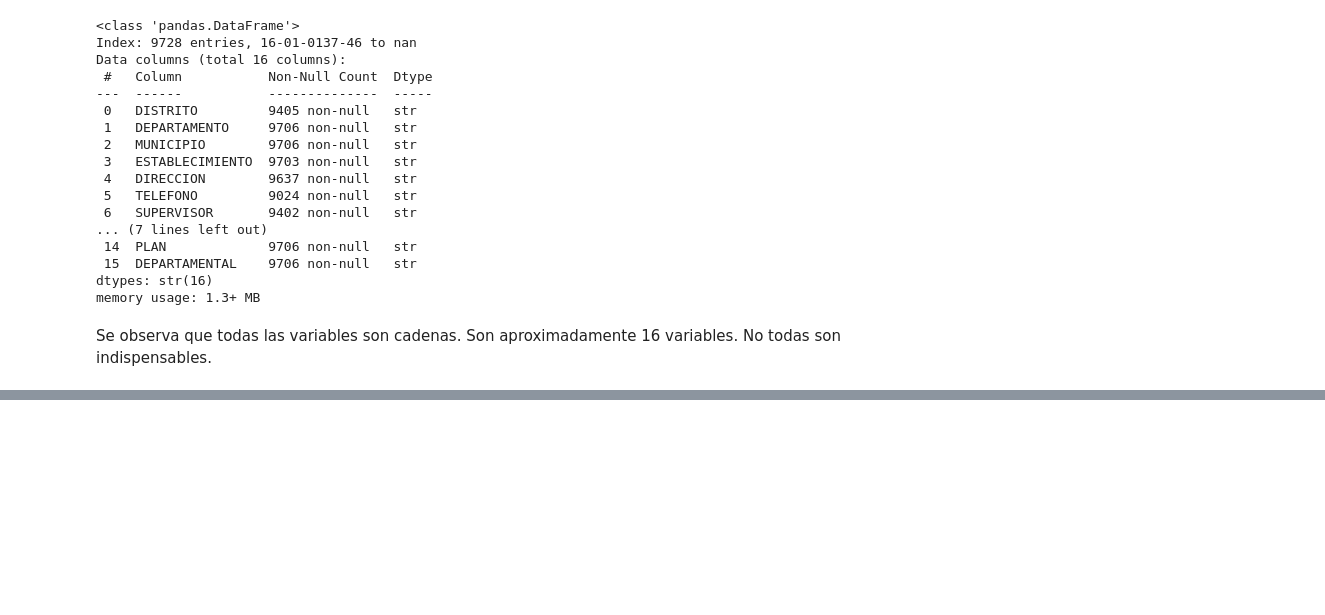
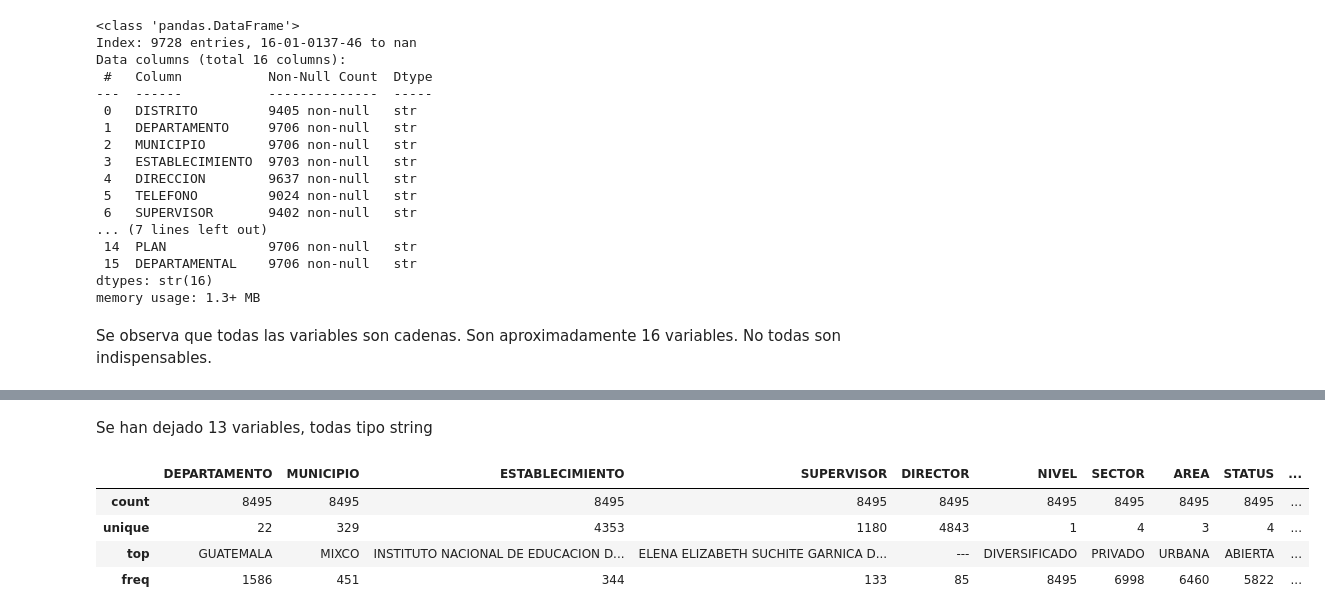
Before and after one commit to ricrod01/PROYECTO_1_DS, a Jupyter notebook: Limpieza.ipynb, the cells around one changed output, grey strips where cells are left out. Drawn from its saved outputs; the diff is of its cells as text; code cells hidden in the pictures; blank space fills up the shorter version.

```diff
--- a/Limpieza.ipynb
+++ b/Limpieza.ipynb
@@ -39,6 +39,6 @@ memory usage: 1.3+ MB
 # %% [markdown]
 Se observa que todas las variables son cadenas. Son aproximadamente 16 variables. No todas son indispensables.
 # %%
-df.drop(columns= ['DISTRITO', 'TELEFONO', 'DIRECCION'])
+df=df.drop(columns= ['DISTRITO', 'TELEFONO', 'DIRECCION'])
 df
 # %% [output]
@@ -58,0 +59,3 @@ df
+# %%
+df=df.dropna()#eliminación de datos nulos NaN
+df
@@ -58,0 +104,10 @@ df
+# %% [markdown]
+Se han dejado 13 variables, todas tipo string
+# %%
+df.describe()
+# %% [output]
+|  | DEPARTAMENTO | MUNICIPIO | ESTABLECIMIENTO | SUPERVISOR | DIRECTOR | NIVEL | SECTOR | AREA | STATUS | ... |
+| count | 8495 | 8495 | 8495 | 8495 | 8495 | 8495 | 8495 | 8495 | 8495 | ... |
+| unique | 22 | 329 | 4353 | 1180 | 4843 | 1 | 4 | 3 | 4 | ... |
+| top | GUATEMALA | MIXCO | INSTITUTO NACIONAL DE EDUCACION D... | ELENA ELIZABETH SUCHITE GARNICA D... | --- | DIVERSIFICADO | PRIVADO | URBANA | ABIERTA | ... |
+| freq | 1586 | 451 | 344 | 133 | 85 | 8495 | 6998 | 6460 | 5822 | ... |
```
Also changed, not shown: parts of 4 cells of this notebook.
